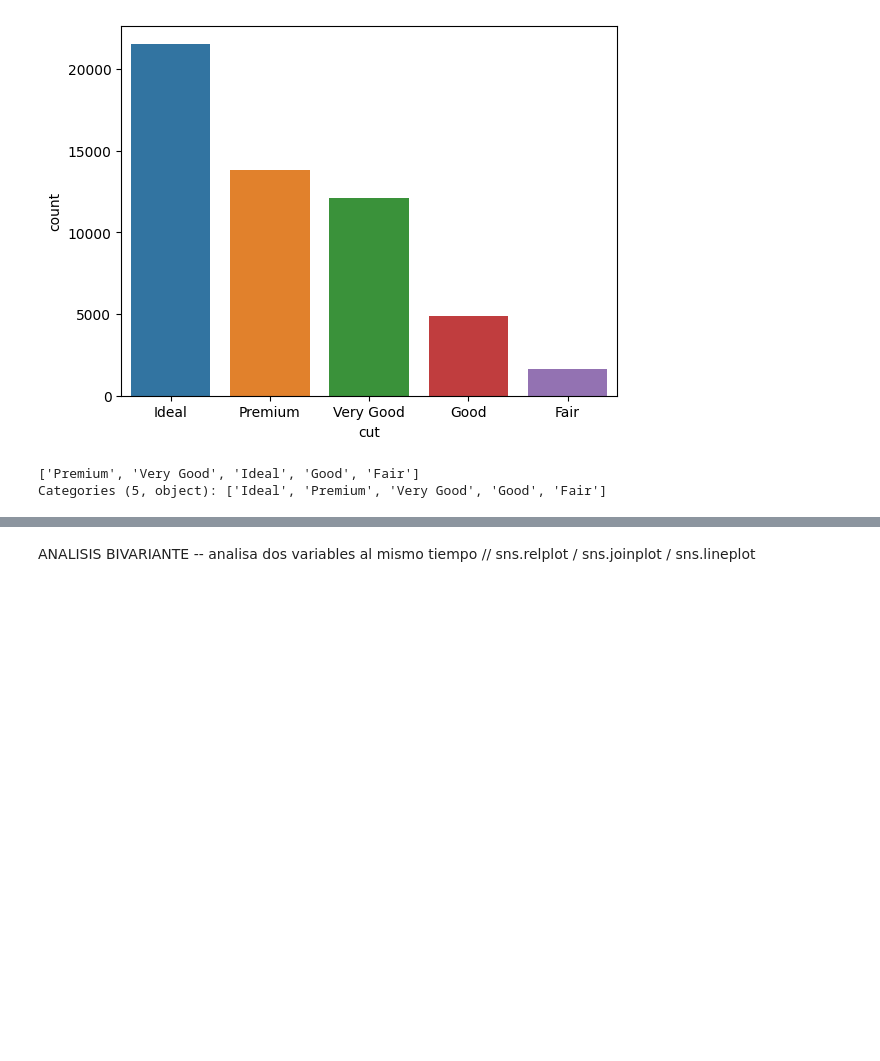
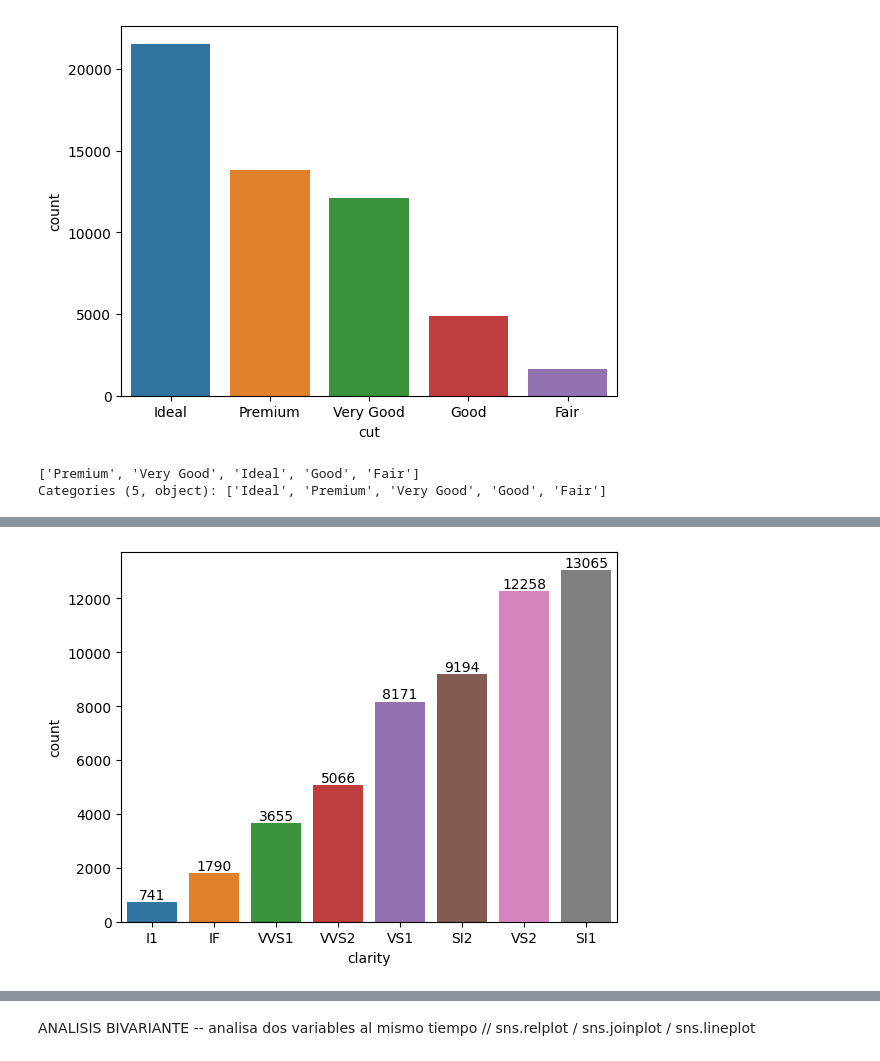
Before and after one commit to MiguelAngel3378/CURSO_ANALISIS_BD2, a Jupyter notebook: m5_visualizacion/seaborn/notebooks/ejemplo2.ipynb, the cells around one changed output, grey strips where cells are left out. Saved outputs shown, nothing was run; the diff lists cells and outputs as text; code cells hidden in the pictures; blank space fills up the shorter version.

```diff
--- a/m5_visualizacion/seaborn/notebooks/ejemplo2.ipynb
+++ b/m5_visualizacion/seaborn/notebooks/ejemplo2.ipynb
@@ -108,0 +122,6 @@ ax.bar_label(ax.containers[0])
+# %%
+order = df['clarity'].value_counts(ascending=True).index
+ax = sns.countplot(data = df, x='clarity', order=order)
+ax.bar_label(ax.containers[0]);
+# %% [output]
+[figure, added]
```
Also changed, not shown: parts of 9 cells of this notebook.
